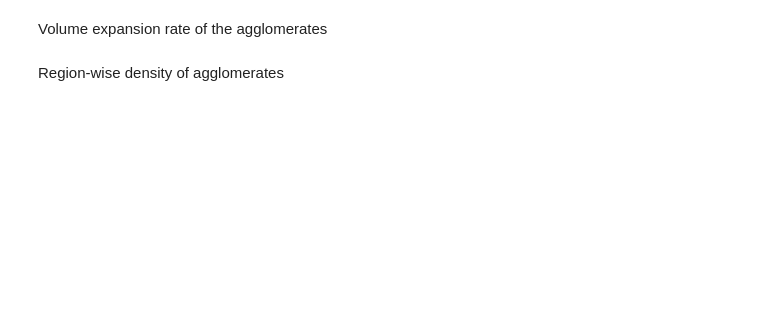
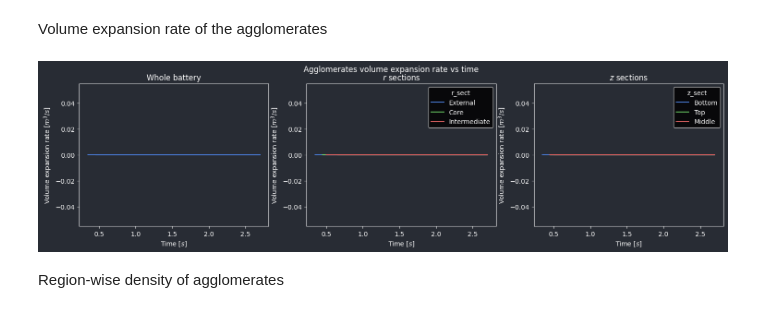
Before and after one commit to venturellimatteo/fasttomo, a Jupyter notebook: memmap/visualization.ipynb, the cells around one changed output. Cells and saved outputs as stored; diff of their text form; code cells hidden in the pictures; blank space fills up the shorter version.

```diff
--- a/memmap/visualization.ipynb
+++ b/memmap/visualization.ipynb
@@ -232,19 +248,24 @@ Volume expansion rate of the agglomerates
 # %%
 fig, axs = plt.subplots(1, 3, figsize=(18, 4), facecolor='#282C34')
 fig.suptitle('Agglomerates volume expansion rate vs time')
 
 sns.lineplot(ax=axs[0], data=df, x='t', y='dVdt')
 axs[0].set_title('Whole battery')
 
 sns.lineplot(ax=axs[1], data=df, x='t', y='dVdt', hue='r_sect')
 axs[1].set_title('$r$ sections')
+axs[1].legend(loc='lower right')
 
 sns.lineplot(ax=axs[2], data=df, x='t', y='dVdt', hue='z_sect')
 axs[2].set_title('$z$ sections')
+axs[2].legend(loc='lower right')
 
 for ax in axs:
     ax.set_facecolor('#282C34')
     ax.set_xlabel('Time [$s$]')
+    # ax.set_xlim(time_axis[0], time_axis[-1])
     _ = ax.set_ylabel('Volume expansion rate [$m^3/s$]')
+# %% [output]
+[figure, added]
 # %% [markdown]
 Region-wise density of agglomerates
```
Also changed, not shown: parts of 12 cells of this notebook, 1 other file.
